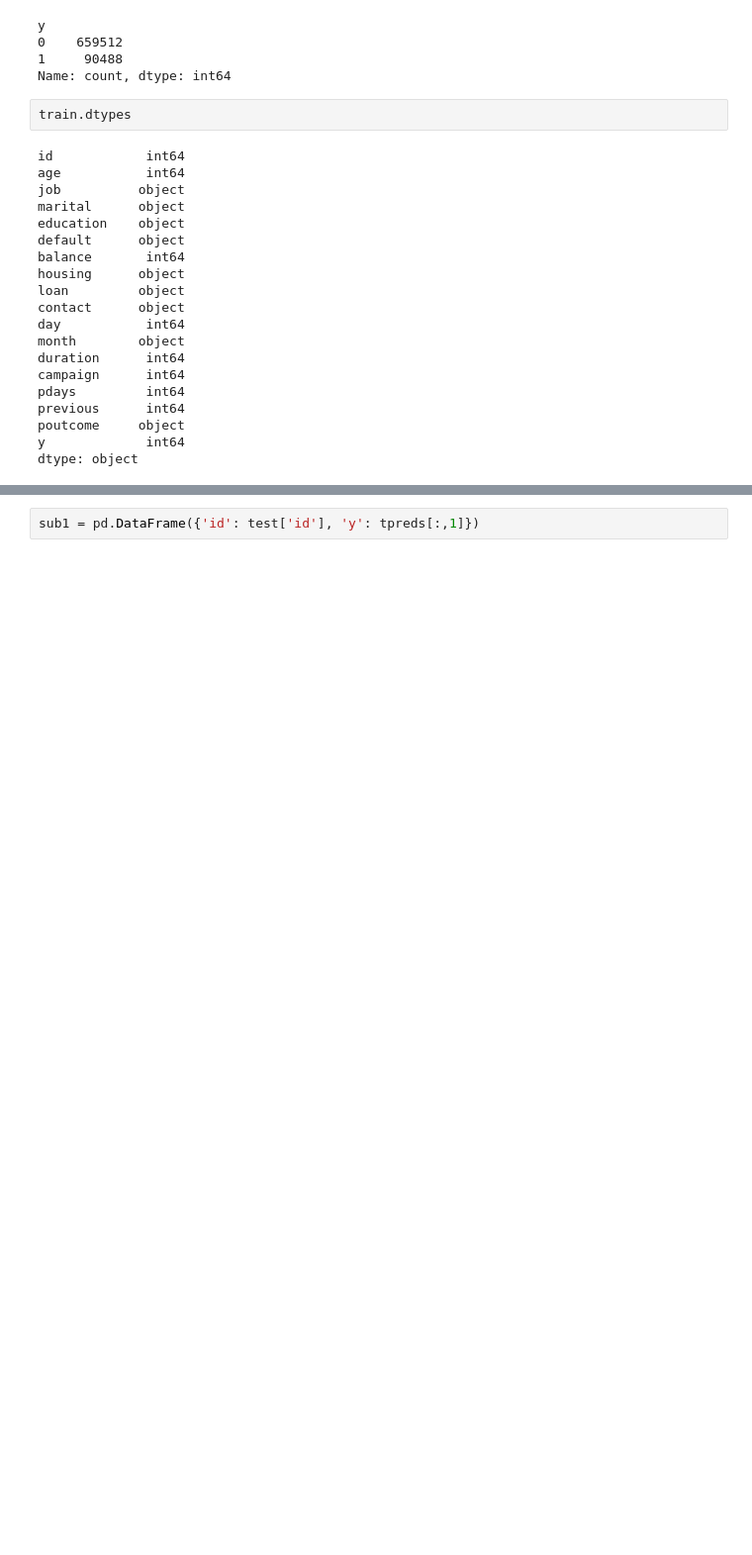
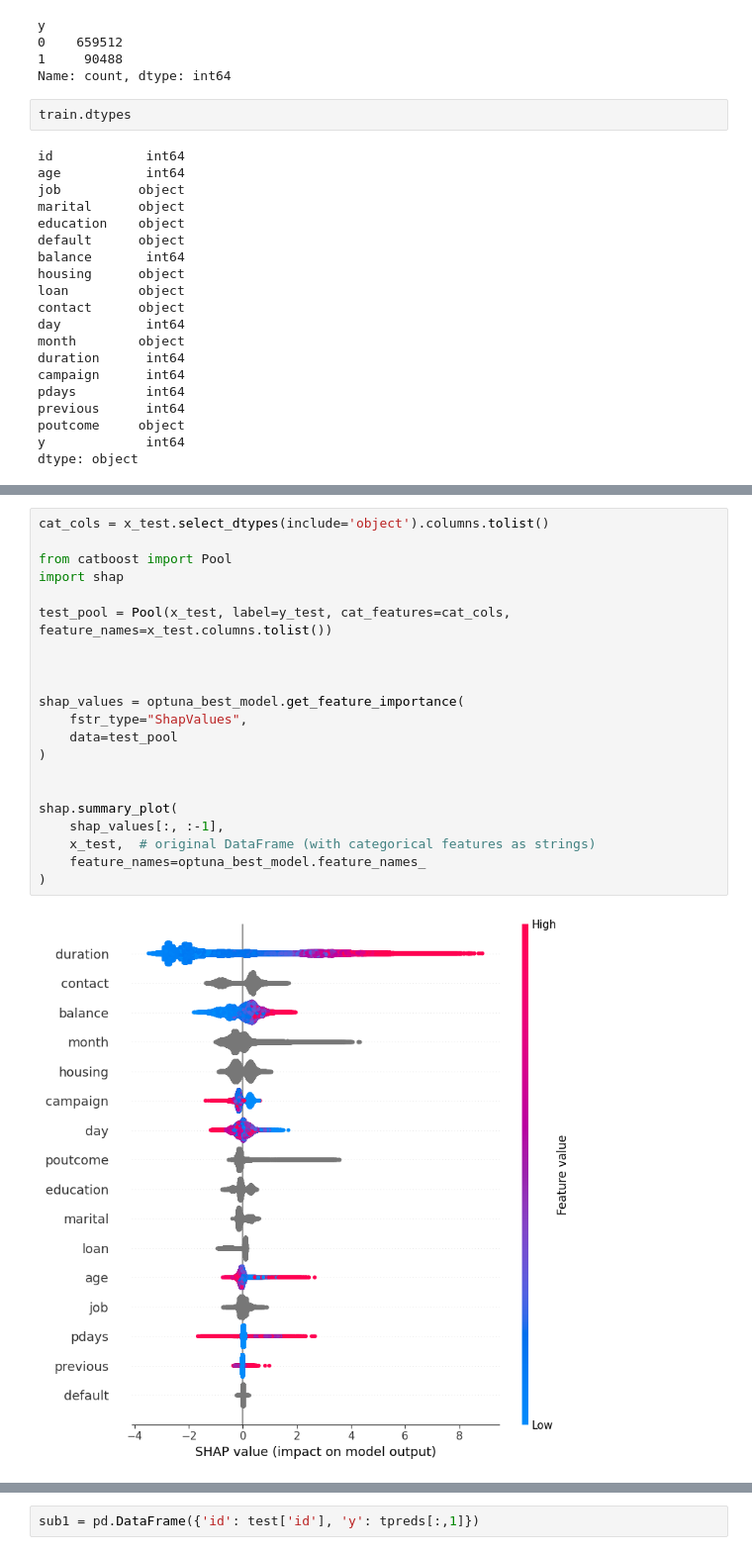
Before and after one commit to ol-webb/kaggle_playground_5-8, a Jupyter notebook: nb1.ipynb, the cells around one changed output, grey strips where cells are left out. Shown at 99% size. Saved outputs shown, nothing was run; the diff lists cells and outputs as text; blank space fills up the shorter version.

```diff
--- a/nb1.ipynb
+++ b/nb1.ipynb
@@ -163,3 +218,26 @@ shap.summary_plot(
+# %%
+cat_cols = x_test.select_dtypes(include='object').columns.tolist()
+
+from catboost import Pool
+import shap
+
+test_pool = Pool(x_test, label=y_test, cat_features=cat_cols, feature_names=x_test.columns.tolist())
+
+
+
+shap_values = optuna_best_model.get_feature_importance(
+    fstr_type="ShapValues",
+    data=test_pool
+)
+
+
+shap.summary_plot(
+    shap_values[:, :-1],
+    x_test,  # original DataFrame (with categorical features as strings)
+    feature_names=optuna_best_model.feature_names_
+)
+# %% [output]
+[figure, added]
 # %%
 tid = test['id']
 tinputs = test.drop(columns=['id'])
```
Also changed, not shown: parts of 35 cells of this notebook.
